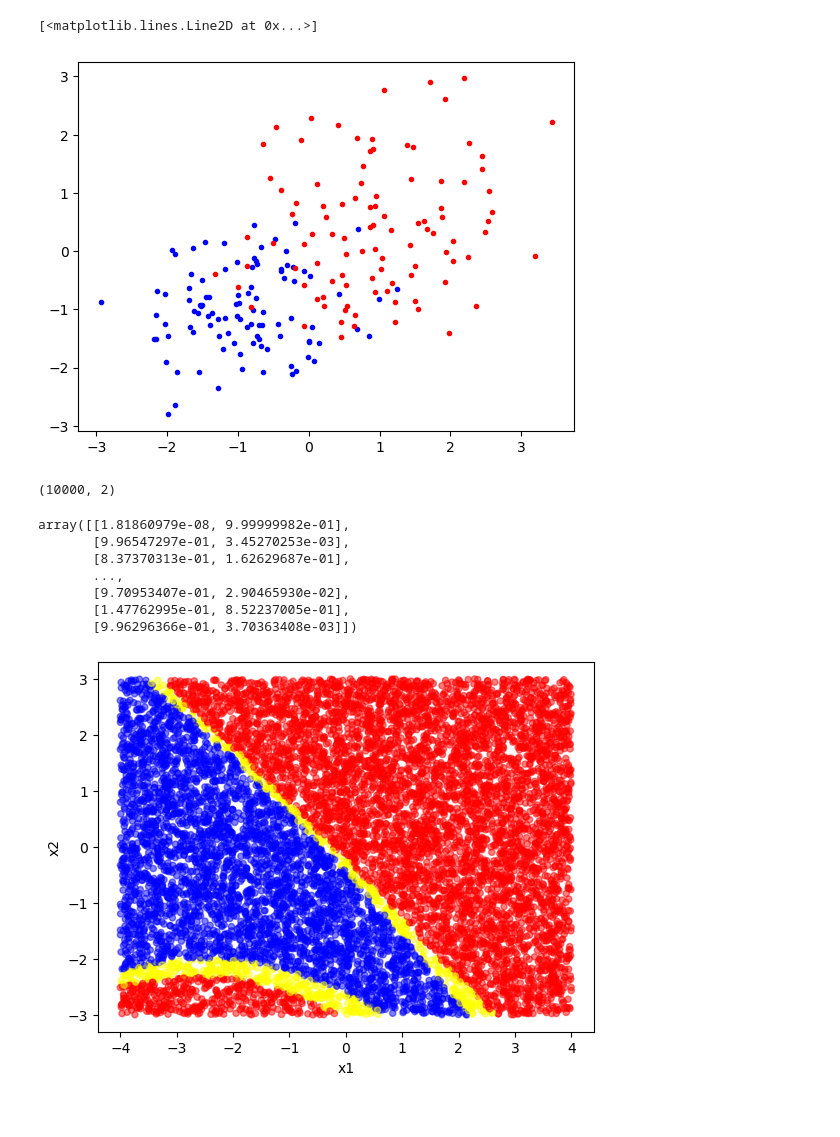
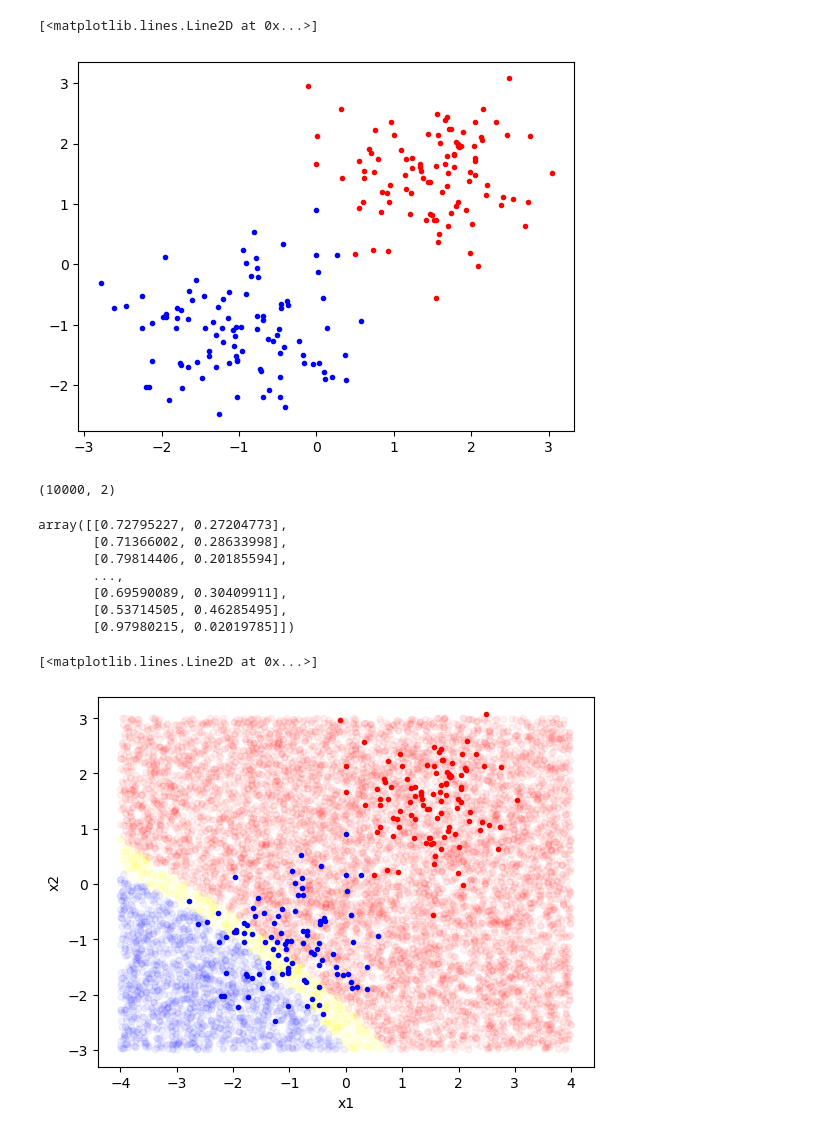
Before and after one commit to tpaquier/material_science, a Jupyter notebook: Tests_for_PU/PGPU/First_tests_pgpu.ipynb, the cells around one changed output. Drawn from its saved outputs; the diff is of its cells as text; code cells hidden in the pictures.

```diff
--- a/Tests_for_PU/PGPU/First_tests_pgpu.ipynb
+++ b/Tests_for_PU/PGPU/First_tests_pgpu.ipynb
@@ -10,17 +10,17 @@ from sklearn.svm import SVC
 n_gen = 100
 n_samples = 2*n_gen
 # %%
-data_blue = np.random.multivariate_normal(mean=np.array((-1,-1)), cov=np.eye(2)*0.5, size=n_gen)
-data_red = np.random.multivariate_normal(mean=np.array((1,0.5)), cov=np.eye(2),size=n_gen)
+data_pos = np.random.multivariate_normal(mean=np.array((-1,-1)), cov=np.eye(2)*0.5, size=n_gen)
+data_ne = np.random.multivariate_normal(mean=np.array((1.5,1.5)), cov=np.eye(2)*0.5,size=n_gen)
 # %%
-plt.plot(data_blue[:,0], data_blue[:,1], 'bo', marker='.', color='b')
-plt.plot(data_red[:,0], data_red[:,1], 'bo', marker='.', color='r')
+plt.plot(data_pos[:,0], data_pos[:,1], 'bo', marker='.', color='b')
+plt.plot(data_ne[:,0], data_ne[:,1], 'bo', marker='.', color='r')
 # %% [output]
 [<matplotlib.lines.Line2D at 0x...>]
-[figure, old version]
+[figure, new version]
 # %%
-whole_data = np.vstack((data_blue,data_red))
-labels = np.hstack((np.ones(n_gen)*-1,np.ones(n_gen)))
+whole_data = np.vstack((data_pos,data_ne))
+labels = np.hstack((np.ones(int(n_gen/2)),np.ones(n_gen)*-1,np.ones(int(n_gen/2))*-1))
 # %%
 df = pd.DataFrame(whole_data)
 df.columns = ['x1','x2']
@@ -43,28 +43,31 @@ probas.shape
 # %%
 probas
 # %% [output]
-array([[1.81860979e-08, 9.99999982e-01],
-       [9.96547297e-01, 3.45270253e-03],
-       [8.37370313e-01, 1.62629687e-01],
+array([[0.72795227, 0.27204773],
+       [0.71366002, 0.28633998],
+       [0.79814406, 0.20185594],
        ...,
-       [9.70953407e-01, 2.90465930e-02],
-       [1.47762995e-01, 8.52237005e-01],
-       [9.96296366e-01, 3.70363408e-03]])
+       [0.69590089, 0.30409911],
+       [0.53714505, 0.46285495],
+       [0.97980215, 0.02019785]])
 # %%
 colors = np.empty(10000)
 for i in range(10000):
     if probas[i,0]<=0.6 and probas[i,1]<=0.6:
         colors[i] = 0
     elif probas[i,0] >= probas[i,1]:
+        colors[i] = 1
+    else:
         colors[i] = -1
-    else:
-        colors[i] = 1
 
 test_df = pd.DataFrame(whole_space)
 test_df.columns = ['x1','x2']
 test_df['colors'] = colors
 colors = {0:'yellow',1:'red', -1:'blue'}
 color_list = [colors[group] for group in test_df['colors']]
-ax = test_df.plot.scatter('x1','x2', c=color_list,alpha=0.5)
+ax = test_df.plot.scatter('x1','x2', c=color_list,alpha=0.05)
+plt.plot(data_pos[:,0], data_pos[:,1], 'bo', marker='.', color='b')
+plt.plot(data_ne[:,0], data_ne[:,1], 'bo', marker='.', color='r')
 # %% [output]
+[<matplotlib.lines.Line2D at 0x...>]
-[figure, old version]
+[figure, new version]
```
Also changed, not shown: parts of 10 cells of this notebook.
